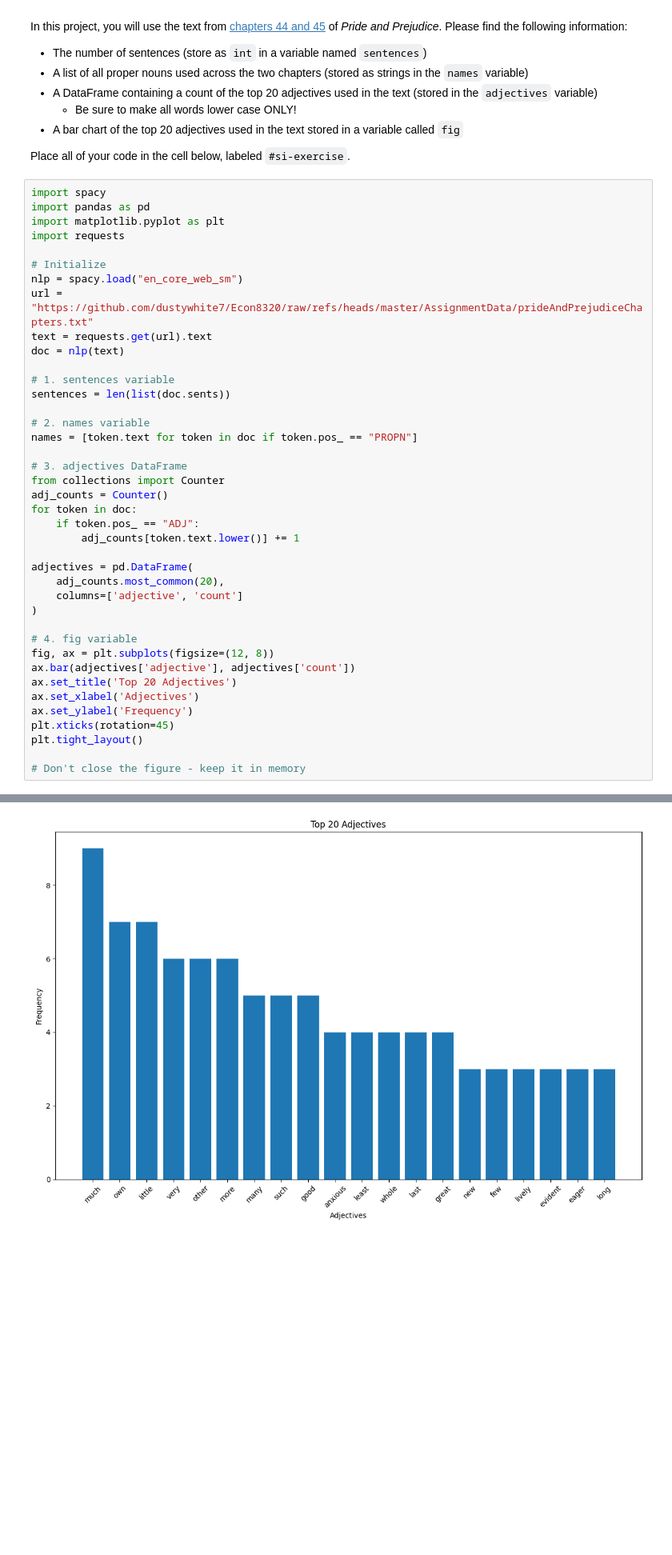
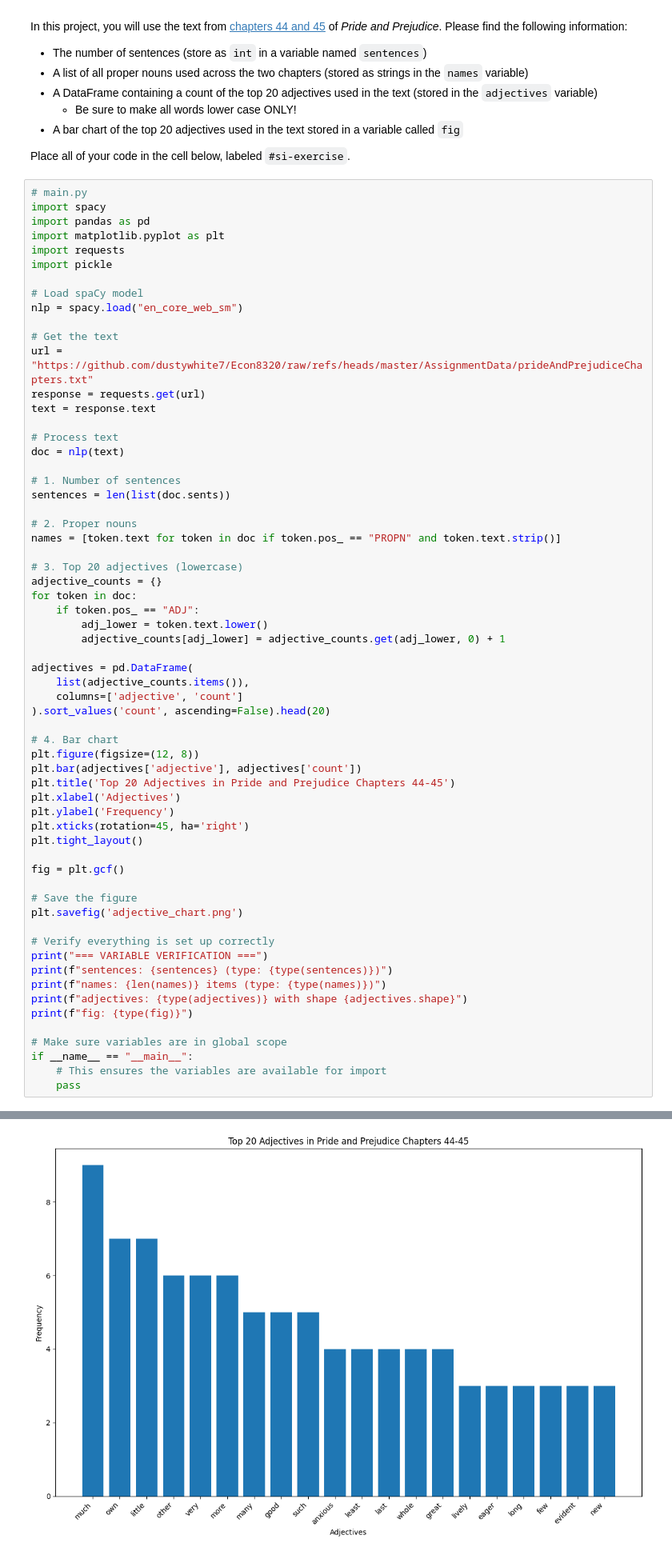
Before and after one commit to dhnguyen620/econ8320-assignment-12, a Jupyter notebook: Lesson.ipynb, the cells around one changed output, grey strips where cells are left out. Shown at 80% size. Drawn from its saved outputs; the diff is of its cells as text; blank space fills up the shorter version.

```diff
--- a/Lesson.ipynb
+++ b/Lesson.ipynb
@@ -198,43 +198,65 @@ In this project, you will use the text from [chapters 44 and 45](https://github.
 
 Place all of your code in the cell below, labeled `#si-exercise`.
 # %%
+# main.py
 import spacy
 import pandas as pd
 import matplotlib.pyplot as plt
 import requests
+import pickle
 
-# Initialize
+# Load spaCy model
 nlp = spacy.load("en_core_web_sm")
+
+# Get the text
 url = "https://github.com/dustywhite7/Econ8320/raw/refs/heads/master/AssignmentData/prideAndPrejudiceChapters.txt"
-text = requests.get(url).text
+response = requests.get(url)
+text = response.text
+
+# Process text
 doc = nlp(text)
 
-# 1. sentences variable
+# 1. Number of sentences
 sentences = len(list(doc.sents))
 
-# 2. names variable
-names = [token.text for token in doc if token.pos_ == "PROPN"]
+# 2. Proper nouns
+names = [token.text for token in doc if token.pos_ == "PROPN" and token.text.strip()]
 
-# 3. adjectives DataFrame
-from collections import Counter
-adj_counts = Counter()
+# 3. Top 20 adjectives (lowercase)
+adjective_counts = {}
 for token in doc:
     if token.pos_ == "ADJ":
-        adj_counts[token.text.lower()] += 1
+        adj_lower = token.text.lower()
+        adjective_counts[adj_lower] = adjective_counts.get(adj_lower, 0) + 1
 
 adjectives = pd.DataFrame(
-    adj_counts.most_common(20),
+    list(adjective_counts.items()),
     columns=['adjective', 'count']
-)
+).sort_values('count', ascending=False).head(20)
 
-# 4. fig variable
-fig, ax = plt.subplots(figsize=(12, 8))
-ax.bar(adjectives['adjective'], adjectives['count'])
-ax.set_title('Top 20 Adjectives')
-ax.set_xlabel('Adjectives')
-ax.set_ylabel('Frequency')
-plt.xticks(rotation=45)
+# 4. Bar chart
+plt.figure(figsize=(12, 8))
+plt.bar(adjectives['adjective'], adjectives['count'])
+plt.title('Top 20 Adjectives in Pride and Prejudice Chapters 44-45')
+plt.xlabel('Adjectives')
+plt.ylabel('Frequency')
+plt.xticks(rotation=45, ha='right')
 plt.tight_layout()
 
-# Don't close the figure - keep it in memory
+fig = plt.gcf()
+
+# Save the figure
+plt.savefig('adjective_chart.png')
+
+# Verify everything is set up correctly
+print("=== VARIABLE VERIFICATION ===")
+print(f"sentences: {sentences} (type: {type(sentences)})")
+print(f"names: {len(names)} items (type: {type(names)})")
+print(f"adjectives: {type(adjectives)} with shape {adjectives.shape}")
+print(f"fig: {type(fig)}")
+
+# Make sure variables are in global scope
+if __name__ == "__main__":
+    # This ensures the variables are available for import
+    pass
 # %% [output]
@@ -241 +268 @@ plt.tight_layout()
-[figure, old version]
+[figure, new version]
```
Also changed, not shown: parts of 1 cell of this notebook, 1 other file.
